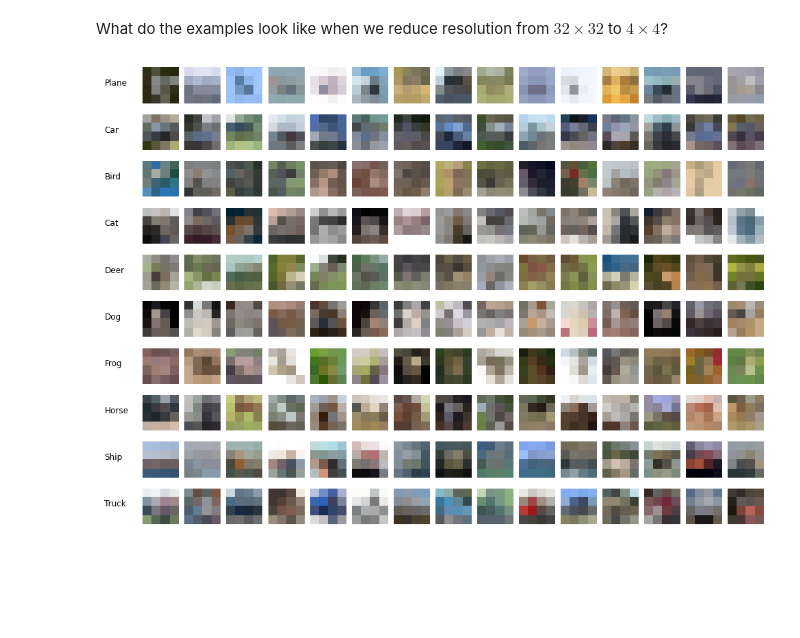
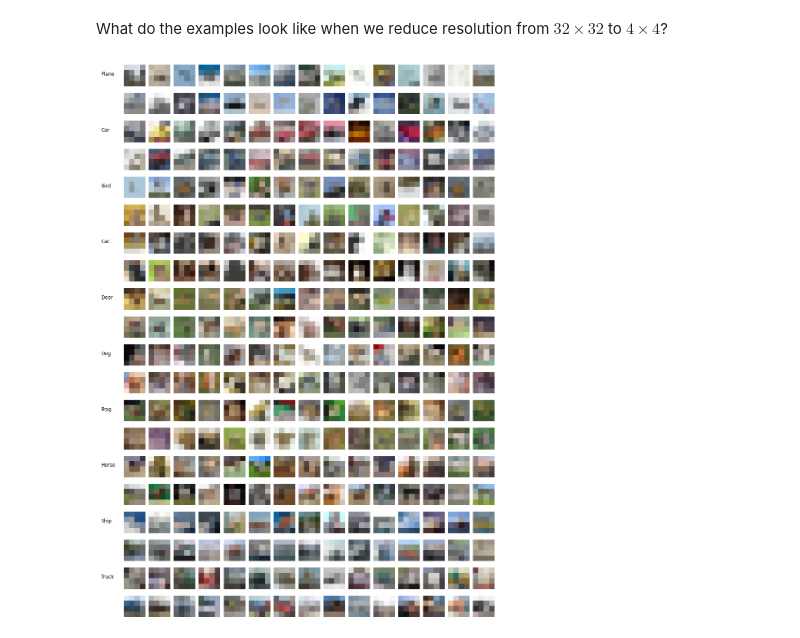
Before and after one commit to SamAdamDay/image-classifier, a Jupyter notebook: data-exploration.ipynb, the cells around one changed output. Cells and saved outputs as stored; diff of their text form; code cells hidden in the pictures; blank space fills up the shorter version.

```diff
--- a/data-exploration.ipynb
+++ b/data-exploration.ipynb
@@ -51,7 +53,7 @@ Get a random selection of images for each class.
 random_sampler = RandomSampler(trainset)
 
 # The number of images to show per class
-num_images_per_class = 15
+num_images_per_class = 30
 
 # Get some random images for each class
 image_selection = [[] for i in range(num_images_per_class)]
@@ -65,10 +67,11 @@ for index in random_sampler:
 Plot them.
 # %%
 # Display the images in a grid
+num_img_columns = math.ceil(num_images_per_class / 2)
 fig, axs = plt.subplots(
-    num_classes,
-    num_images_per_class + 1,
-    figsize=(num_images_per_class + 1, num_classes))
+    num_classes * 2,
+    num_img_columns + 1,
+    figsize=(num_img_columns + 1, num_classes * 2))
 
 for cls in range(num_classes):
     for i in range(num_images_per_class):
@@ -79,13 +82,15 @@ for cls in range(num_classes):
         # Unnormalise the image
         img = img / 2 + 0.5
         # Plot it
-        ax = axs[cls][i+1]
+        ax = axs[2 * cls + (i // num_img_columns)][(i % num_img_columns) + 1]
         ax.set_axis_off()
         ax.imshow(img)
     # Set the row title
-    ax = axs[cls][0]
+    ax = axs[2 * cls][0]
     ax.text(0.1, 0.5, classes[cls].capitalize(), size="large")
     ax.set_axis_off()
+    # Remove the axes from the one below too
+    axs[2 * cls + 1][0].set_axis_off()
 
 fig.tight_layout()
 fig.subplots_adjust(left=0.15, top=0.95)
@@ -98,38 +103,41 @@ plt.show()
 What do the examples look like when we reduce resolution from $32 \times 32$ to $4 \times 4$?
 # %%
 # Display the reduced images in a grid
+num_img_columns = math.ceil(num_images_per_class / 2)
 fig, axs = plt.subplots(
-    num_classes,
-    num_images_per_class + 1,
-    figsize=(num_images_per_class + 1, num_classes))
+    num_classes * 2,
+    num_img_columns + 1,
+    figsize=(num_img_columns + 1, num_classes * 2))
 
 for cls in range(num_classes):
     for i in range(num_images_per_class):
         # Get the original
         img = image_selection[cls][i]
         # Add an size-1 dimension for the batch
         img = torch.unsqueeze(img, 0)
         # Reduce the image
         img = F.avg_pool2d(img, 8)
         # Get rid of the batch dimension
         img = torch.squeeze(img)
         # Turn it into a numpy array
         img = img.numpy()
         # Transpose the array, so that the colour channel is last
         img = img.transpose((1, 2, 0))
         # Unnormalise the image
         img = img / 2 + 0.5
         # Plot it
-        ax = axs[cls][i+1]
+        ax = axs[2 * cls + (i // num_img_columns)][(i % num_img_columns) + 1]
         ax.set_axis_off()
         ax.imshow(img)
     # Set the row title
-    ax = axs[cls][0]
+    ax = axs[2 * cls][0]
     ax.text(0.1, 0.5, classes[cls].capitalize(), size="large")
     ax.set_axis_off()
+    # Remove the axes from the one below too
+    axs[2 * cls + 1][0].set_axis_off()
 
 fig.tight_layout()
 fig.subplots_adjust(left=0.15, top=0.95)
 plt.show()
 # %% [output]
-[figure, old version]
+[figure, new version]
```
Also changed, not shown: parts of 2 cells of this notebook.
